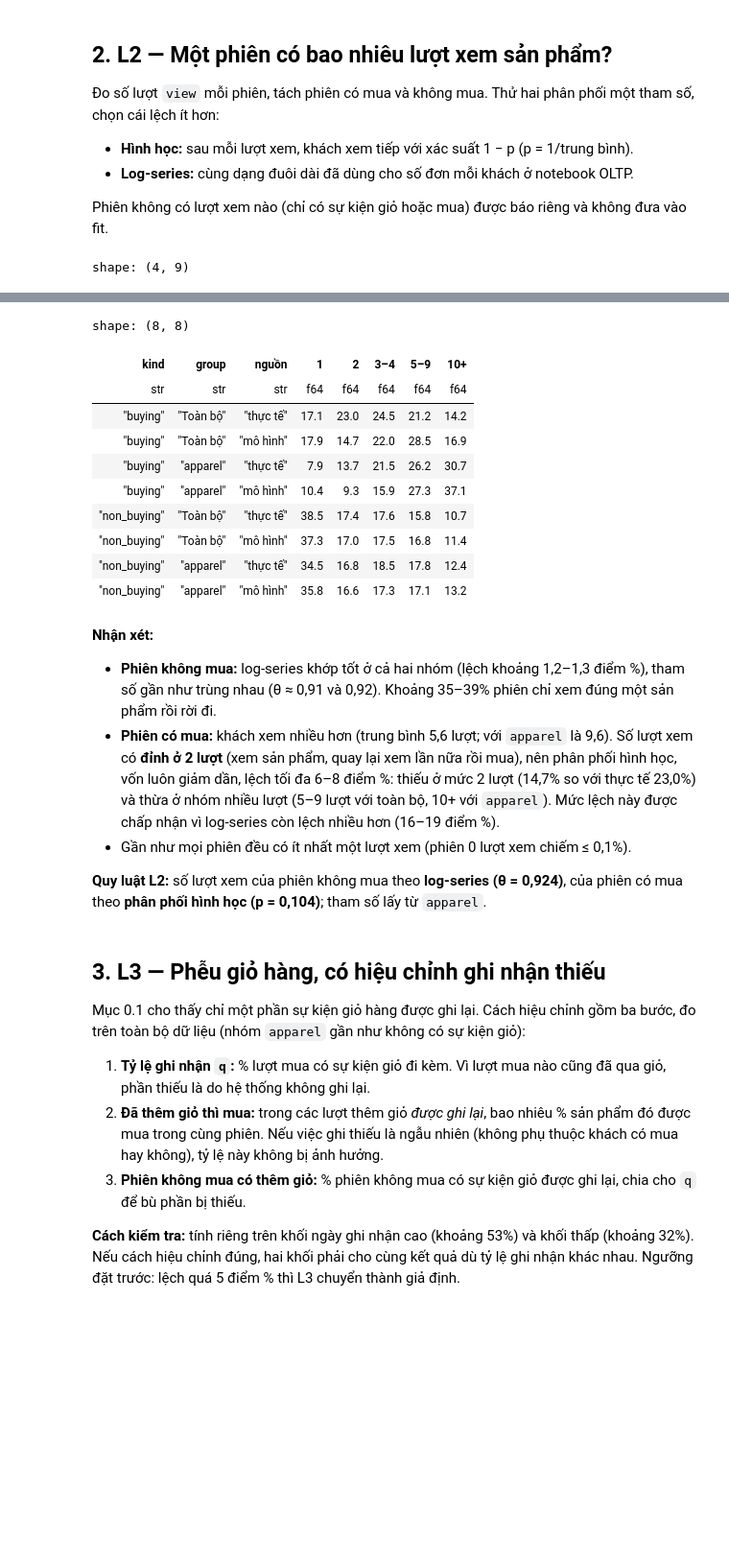
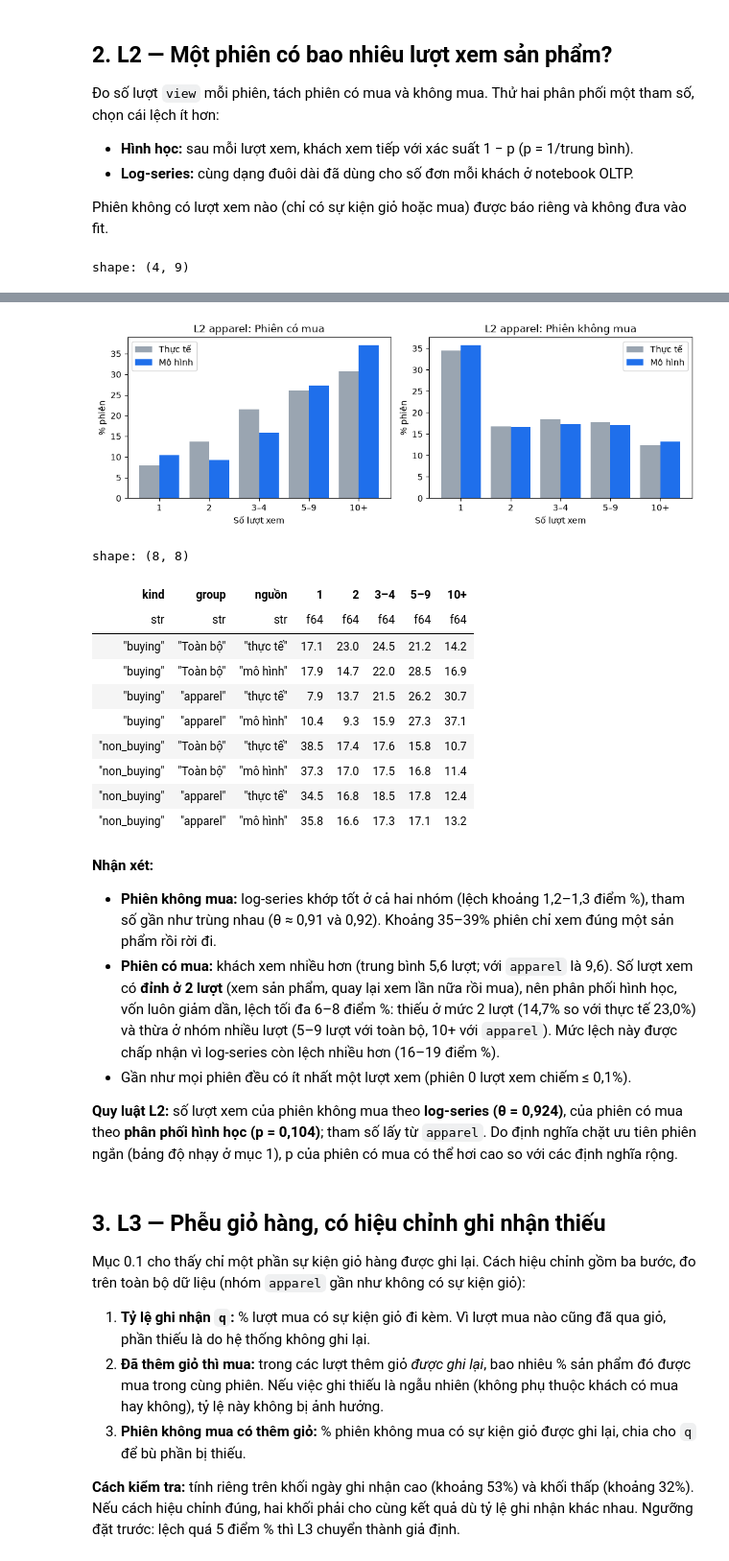
Before and after one commit to DanhTrannn/dk-ecommerce-data-platform, a Jupyter notebook: generator/notebooks/browsing_behavior_eda.ipynb, the cells around one changed output, grey strips where cells are left out. Shown at 96% size. Drawn from its saved outputs; the diff is of its cells as text; code cells hidden in the pictures; blank space fills up the shorter version.

```diff
--- a/generator/notebooks/browsing_behavior_eda.ipynb
+++ b/generator/notebooks/browsing_behavior_eda.ipynb
@@ -212,3 +212,26 @@ shape: (2, 5)
 | str | f64 | f64 | f64 | f64 |
 | "Toàn bộ" | 13.59 | 13.88 | 12.05 | 14.74 |
 | "apparel" | 41.29 | 41.27 | 37.27 | 49.58 |
+# %%
+# Độ nhạy: r phụ thuộc cách định nghĩa "phiên apparel". Định nghĩa chặt (mọi sự kiện có danh mục đều là apparel)
+# loại phiên dài nhiều hơn, mà phiên có mua thường dài hơn.
+session_flags = events.group_by("session").agg(
+    any_apparel=pl.col("is_apparel").any(),
+    bought_apparel=((pl.col("event_type") == "purchase") & pl.col("is_apparel")).any(),
+)
+flagged = sessions.join(session_flags, on="session")
+definitions = {
+    "Chặt: mọi sự kiện có danh mục là apparel; mua = có mua (đang dùng)": (pl.col("apparel"), pl.col("buying")),
+    "Rộng: có xem apparel; mua = có mua bất kỳ": (pl.col("any_apparel"), pl.col("buying")),
+    "Rộng: có xem apparel; mua = mua sản phẩm apparel": (pl.col("any_apparel"), pl.col("bought_apparel")),
+}
+rows = []
+for name, (in_group, is_buying) in definitions.items():
+    frame = flagged.filter(in_group).with_columns(is_buying=is_buying)
+    buying = frame.filter(pl.col("is_buying"))
+    rows.append({"định nghĩa": name, "phiên": frame.height, "phiên có mua": buying.height,
+                 "r": round((~frame["is_buying"]).sum() / buying.height, 2),
+                 "lượt xem TB phiên mua": round(buying.filter(pl.col("views") > 0)["views"].mean(), 2)})
+r_sensitivity = pl.DataFrame(rows)
+with pl.Config(fmt_str_lengths=80, tbl_width_chars=200):
+    display(r_sensitivity)
@@ -256,34 +288,46 @@ def fit_views(values):
     return shares, fits, errors
 
 
 # Dạng mô hình chọn trên nhóm toàn bộ (nhiều dữ liệu); tham số đưa vào YAML lấy từ apparel (spec §3).
 rows, shares_rows, views_models = [], [], {}
 for kind, condition in (("buying", pl.col("buying")), ("non_buying", ~pl.col("buying"))):
     chosen = None
     for group, frame in (("Toàn bộ", sessions), ("apparel", apparel_sessions)):
         subset = frame.filter(condition)
         values = subset.filter(pl.col("views") > 0)["views"].to_numpy()
         shares, fits, errors = fit_views(values)
         chosen = chosen or min(errors, key=errors.get)
         if group == "apparel":
             views_models[kind] = {"model": chosen, ("p" if chosen == "geometric" else "theta"): round(float(fits[chosen]), 4)}
         rows.append({"kind": kind, "group": group, "sessions": subset.height,
                      "zero_view_%": percent((subset["views"] == 0).mean()), "mean_views": round(values.mean(), 2),
                      "model": chosen, "param": round(float(fits[chosen]), 4), "max_error_pp": round(errors[chosen], 1),
                      "other_model_error_pp": round(min(v for m, v in errors.items() if m != chosen), 1)})
         for source, values_pct in (("thực tế", percent(shares)), ("mô hình", percent(model_buckets(chosen, fits[chosen])))):
             shares_rows.append({"kind": kind, "group": group, "nguồn": source, **dict(zip(BUCKETS, values_pct.tolist()))})
 l2_check = pl.DataFrame(rows)
 display(l2_check)
-pl.DataFrame(shares_rows)
+l2_shares = pl.DataFrame(shares_rows)
+fig, axes = plt.subplots(1, 2)
+for ax, kind, title in zip(axes, ("buying", "non_buying"), ("Phiên có mua", "Phiên không mua")):
+    frame = l2_shares.filter((pl.col("kind") == kind) & (pl.col("group") == "apparel"))
+    x = np.arange(len(BUCKETS))
+    ax.bar(x - 0.2, frame.filter(pl.col("nguồn") == "thực tế").select(BUCKETS).row(0), 0.4, color="#9aa5b1", label="Thực tế")
+    ax.bar(x + 0.2, frame.filter(pl.col("nguồn") == "mô hình").select(BUCKETS).row(0), 0.4, color="#1f6feb", label="Mô hình")
+    ax.set(xticks=x, xticklabels=BUCKETS, xlabel="Số lượt xem", ylabel="% phiên", title=f"L2 apparel: {title}")
+    ax.legend()
+plt.tight_layout()
+plt.show()
+l2_shares
 # %% [output]
 shape: (4, 9)
 | kind | group | sessions | zero_view_% | mean_views | model | param | max_error_pp | other_model_error_pp |
 | str | str | i64 | f64 | f64 | str | f64 | f64 | f64 |
 | "buying" | "Toàn bộ" | 595973 | 0.1 | 5.58 | "geometric" | 0.1793 | 8.3 | 16.3 |
 | "buying" | "apparel" | 6949 | 0.1 | 9.59 | "geometric" | 0.1043 | 6.4 | 19.4 |
 | "non_buying" | "Toàn bộ" | 8098278 | 0.0 | 4.33 | "zero_truncated_log_series" | 0.9138 | 1.2 | 15.4 |
 | "non_buying" | "apparel" | 286912 | 0.0 | 4.72 | "zero_truncated_log_series" | 0.9241 | 1.3 | 13.4 |
+[figure, added]
 shape: (8, 8)
 | kind | group | nguồn | 1 | 2 | 3–4 | 5–9 | 10+ |
 | str | str | str | f64 | f64 | f64 | f64 | f64 |
@@ -301,7 +345,7 @@ shape: (8, 8)
 - **Phiên có mua:** khách xem nhiều hơn (trung bình 5,6 lượt; với `apparel` là 9,6). Số lượt xem có **đỉnh ở 2 lượt** (xem sản phẩm, quay lại xem lần nữa rồi mua), nên phân phối hình học, vốn luôn giảm dần, lệch tối đa 6–8 điểm %: thiếu ở mức 2 lượt (14,7% so với thực tế 23,0%) và thừa ở nhóm nhiều lượt (5–9 lượt với toàn bộ, 10+ với `apparel`). Mức lệch này được chấp nhận vì log-series còn lệch nhiều hơn (16–19 điểm %).
 - Gần như mọi phiên đều có ít nhất một lượt xem (phiên 0 lượt xem chiếm ≤ 0,1%).
 
-**Quy luật L2:** số lượt xem của phiên không mua theo **log-series (θ = 0,924)**, của phiên có mua theo **phân phối hình học (p = 0,104)**; tham số lấy từ `apparel`.
+**Quy luật L2:** số lượt xem của phiên không mua theo **log-series (θ = 0,924)**, của phiên có mua theo **phân phối hình học (p = 0,104)**; tham số lấy từ `apparel`. Do định nghĩa chặt ưu tiên phiên ngắn (bảng độ nhạy ở mục 1), p của phiên có mua có thể hơi cao so với các định nghĩa rộng.
 # %%
 assert 5 < non_buying_per_buying < 30
 for kind in ("buying", "non_buying"):
```
Also changed, not shown: parts of 13 cells of this notebook, 1 other file.
